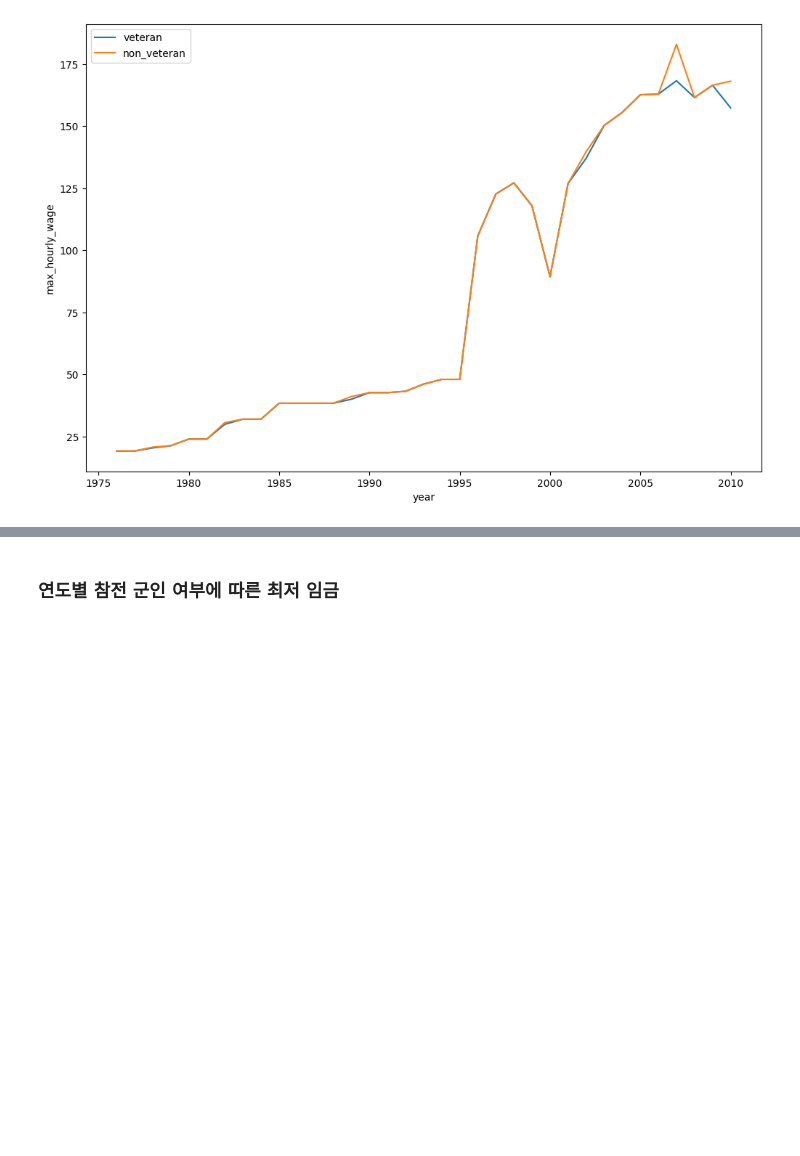
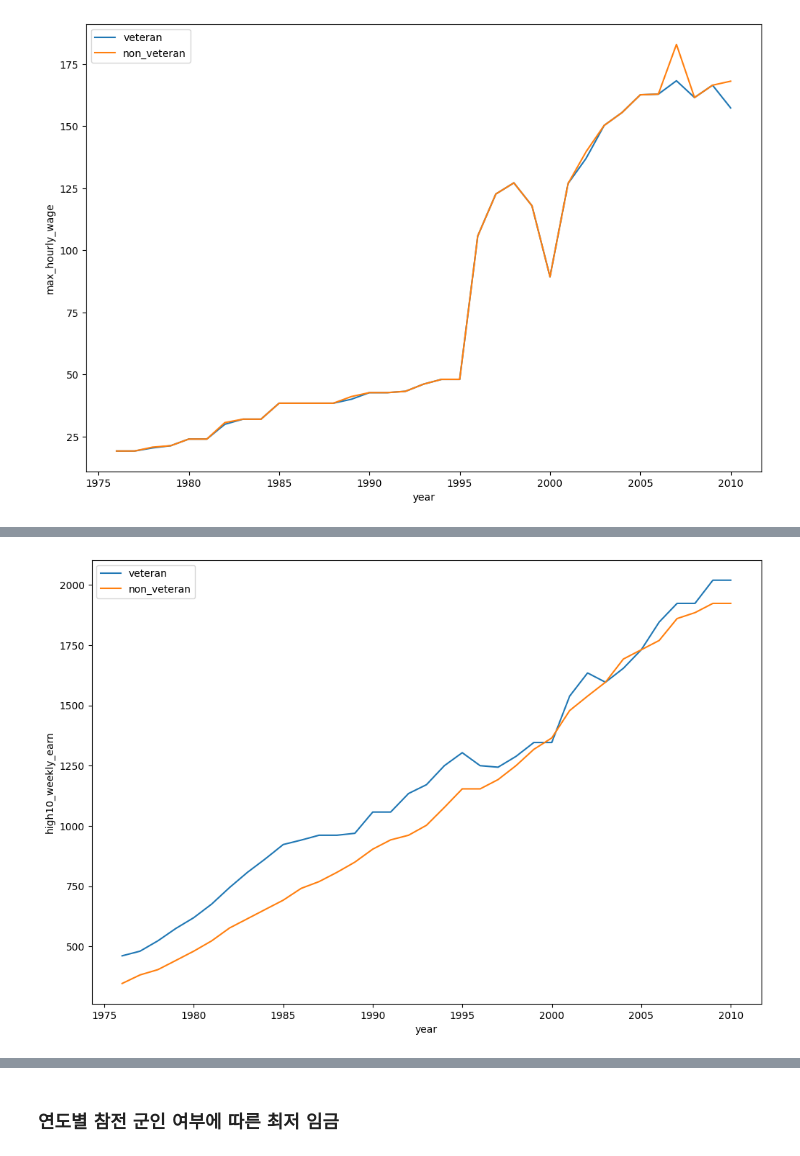
Before and after one commit to namwootree/Study-in-UNIST, a Jupyter notebook: 계량경제학/Final_Project_EDA_2.ipynb, the cells around one changed output, grey strips where cells are left out. Drawn from its saved outputs; the diff is of its cells as text; code cells hidden in the pictures; blank space fills up the shorter version.

```diff
--- a/계량경제학/Final_Project_EDA_2.ipynb
+++ b/계량경제학/Final_Project_EDA_2.ipynb
@@ -420,0 +423,7 @@ plt.show()
+# %%
+high10_veteran_data = data.groupby(['year', 'veteran'])\
+                .quantile(0.90)[['weekly_earn', 'hourly_wage']]\
+                .reset_index()
+
+high10_veteran_data.columns = ['year', 'veteran', 'high10_weekly_earn', 'high10_hourly_wage']
+high10_veteran_data.head()
@@ -420,0 +437,14 @@ plt.show()
+# %%
+plt.figure(figsize=(12,8))
+sns.lineplot(data=high10_veteran_data.loc[(high10_veteran_data['veteran']==1)],
+             x=high10_veteran_data.loc[(high10_veteran_data['veteran']==1)]['year'],
+             y='high10_weekly_earn',
+             label='veteran')
+sns.lineplot(data=high10_veteran_data.loc[(high10_veteran_data['veteran']==0)],
+             x=high10_veteran_data.loc[(high10_veteran_data['veteran']==0)]['year'],
+             y='high10_weekly_earn',
+             label='non_veteran')
+plt.legend()
+plt.show()
+# %% [output]
+[figure, added]
```
Also changed, not shown: parts of 7 cells of this notebook.
